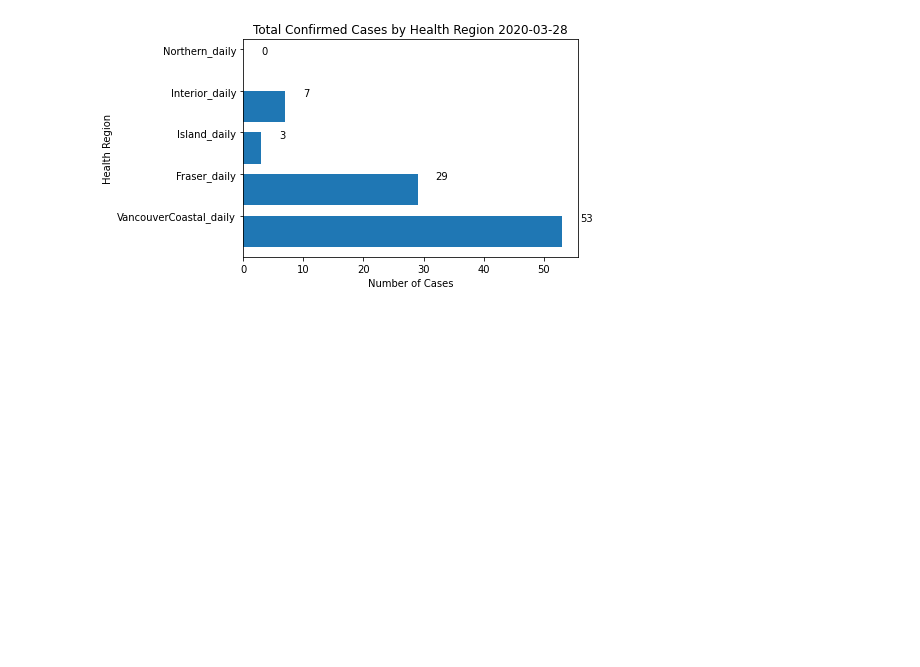
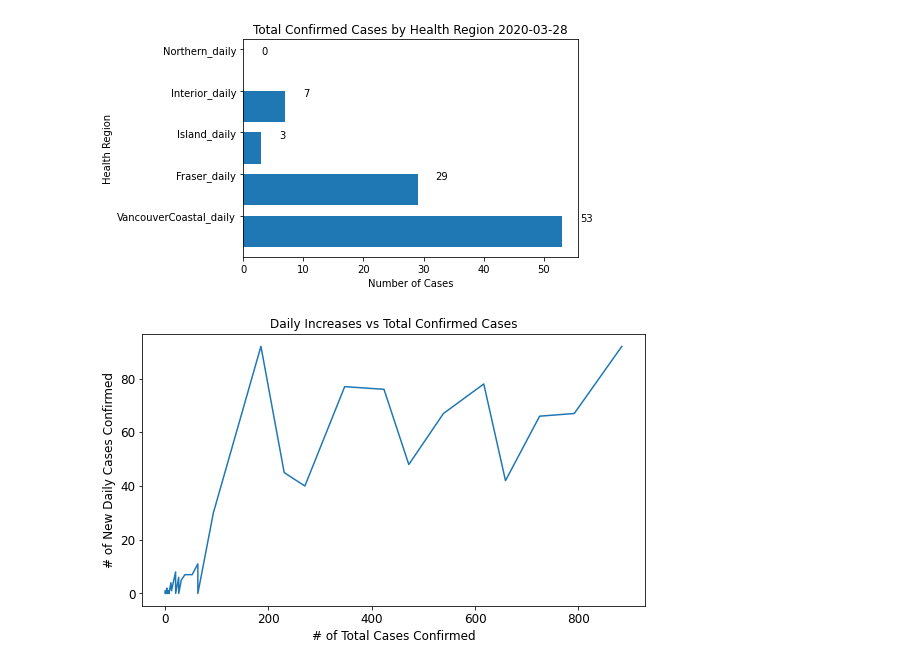
Before and after one commit to valarao/bc-covid-visualizations, a Jupyter notebook: BC COVID-19 Visualizations.ipynb, the cells around one changed output. Drawn from its saved outputs; the diff is of its cells as text; code cells hidden in the pictures; blank space fills up the shorter version.

Commit message:
Add daily vs total plot

```diff
--- a/BC COVID-19 Visualizations.ipynb
+++ b/BC COVID-19 Visualizations.ipynb
@@ -99,6 +99,28 @@ def plot_cases_by_region_bar(daily=False):
     plt.xlabel('Number of Cases')
     plt.ylabel('Health Region')
     plt.show()
+
+def plot_daily_increases_vs_total_confirmed(useLog=False):
+    plt.figure(figsize=(9, 5))
+    total_plot = confirmed_df['total']
+    daily_plot = confirmed_df['total_daily']
+    if useLog:
+        total_plot = np.log1p(total_plot)
+        daily_plot = np.log1p(daily_plot)
+    plt.plot(total_plot, daily_plot)
+    title = 'Daily Increases vs Total Confirmed Cases'
+    xLabel = '# of Total Cases Confirmed'
+    yLabel = '# of New Daily Cases Confirmed'
+    if useLog:
+        xLabel = 'Log of # of Total Cases Confirmed'
+        yLabel = 'Log of # of New Daily Cases Confirmed'
+        title = 'Log of Daily Increases vs Total Confirmed Cases'
+    plt.title(title, size=12)
+    plt.xlabel('# of Total Cases Confirmed', size=12)
+    plt.ylabel('# of New Daily Cases Confirmed', size=12)
+    plt.xticks(size=12)
+    plt.yticks(size=12)
+    plt.show()
 # %% [markdown]
 ### Plot total confirmed cases
 # %%
@@ -141,3 +163,7 @@ plot_cases_by_region_bar()
 plot_cases_by_region_bar(daily=True)
 # %% [output]
 [figure]
+# %%
+plot_daily_increases_vs_total_confirmed()
+# %% [output]
+[figure, added]
```
Also changed, not shown: parts of 1 cell of this notebook.
